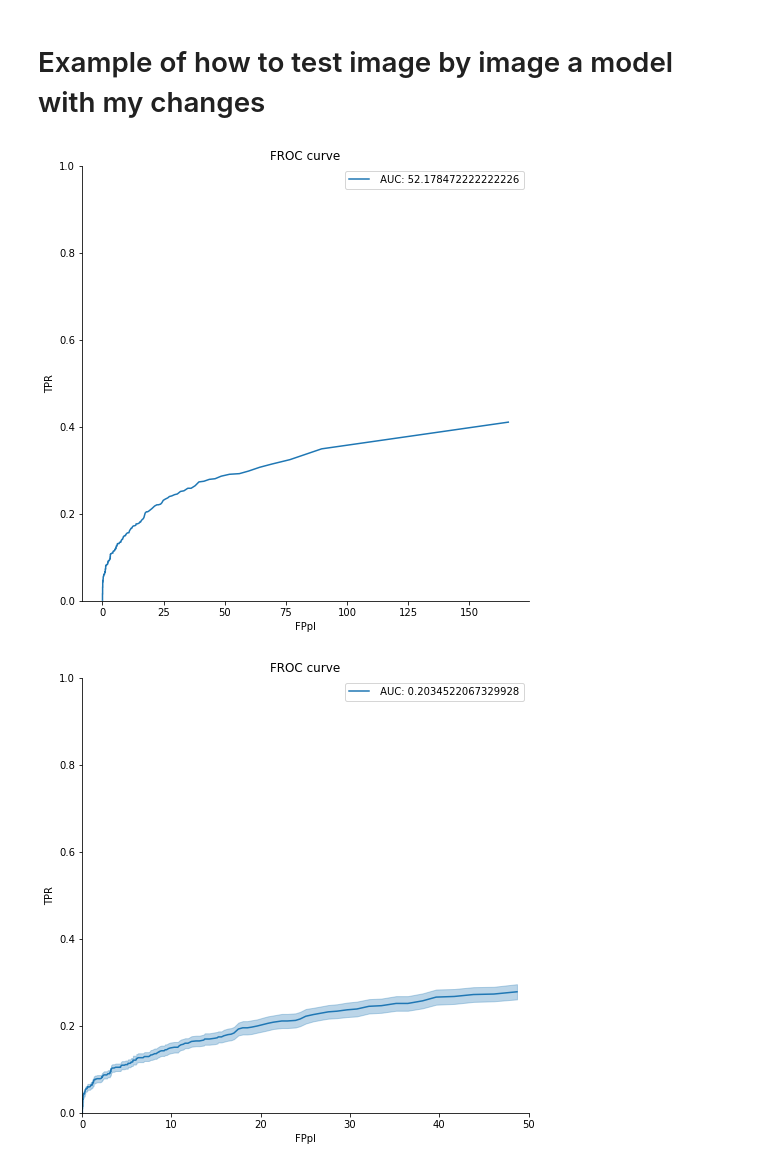
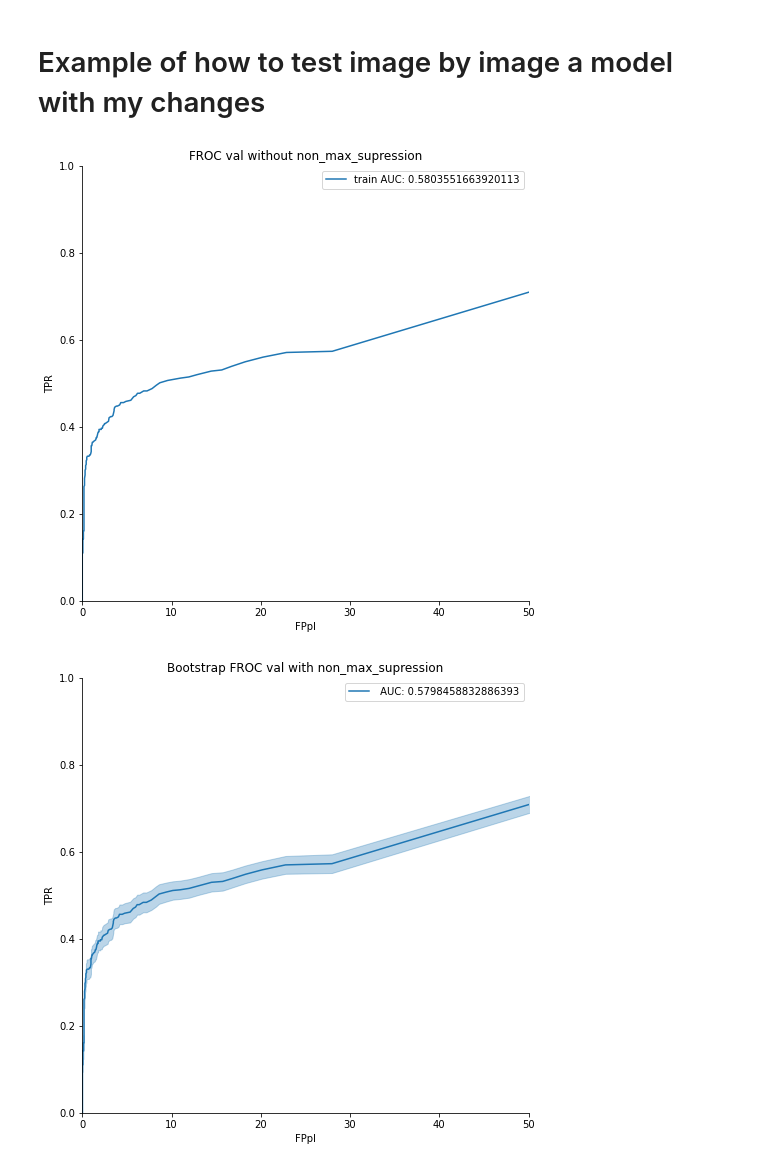
Before and after one commit to joaco18/calc-det, a Jupyter notebook: notebooks/how_to_use_FROC_curve.ipynb, the cells around one changed output. Cells and saved outputs as stored; diff of their text form; code cells hidden in the pictures.

Commit message:
update with the froc fixes

```diff
--- a/notebooks/how_to_use_FROC_curve.ipynb
+++ b/notebooks/how_to_use_FROC_curve.ipynb
@@ -27,17 +27,18 @@ db = INBreast_Dataset(
     return_lesions_mask=True,
     level='image',
     max_lesion_diam_mm=None,
-    partitions=['train', 'validation'],
-    min_breast_fraction_roi=0.5,
-    normalize=None,
-    n_jobs=-1,
-    use_muscle_mask=True
+    extract_patches=False,
+    partitions = ['train', 'validation'],
+    lesion_types = ['calcification', 'cluster'],
+    cropped_imgs = True,
+    keep_just_images_of_lesion_type = False,
+    use_muscle_mask=True,
+    ignore_diameter_px = 15
 )
 # %% [markdown]
 # Settings
 # %%
-CENTER_CROP_PATCH = 7
-PATCH_SIZE = 30
+PATCH_SIZE = 14
 
 hd = HoughCalcificationDetection()
 
@@ -173,10 +191,12 @@ Auc test: 0.7352520144793193
 # Example of how to test image by image a model with my changes
 # %%
 # Save the model to disk
-test_img_id = db.df.img_id.unique()[:20]
-path = (Path.cwd().parent.parent / 'data')
-filename = f'test_roc_clf.sav'
-clf = pickle.load(open(path / filename, 'rb'))
+normal_imgs_ids = db.get_free_of_selected_lesions_imgs_ids()
+test_img_id = db.df.loc[db.df.partition == 'validation', 'img_id'].unique()
+
+clf_path = Path.cwd().parent.parent / 'data/test_froc_clf.sav'
+assert clf_path.exists(), 'Run the previous cell'
+clf = pickle.load(open(clf_path, 'rb'))
 
 froc_dfs = []
 for idx in tqdm(range(60)):
@@ -191,39 +211,39 @@ for idx in tqdm(range(60)):
     muscle_mask = db_sample['muscle_mask']
 
     # candidate detection
     candidates = hd.detect(
         image, image_id, load_processed_images=True, hough2=False, muscle_mask=muscle_mask)[0]
 
     # labeling of candidates:
-    tp, fp, fn = get_tp_fp_fn_center_patch_criteria(
-        candidates, image_mask, CENTER_CROP_PATCH, PATCH_SIZE)
+    tp, fp, fn, ignored_candidates = get_tp_fp_fn_center_patch_criteria(
+        candidates, image_mask, None, 14)
     candidates = pd.concat([tp, fp], axis=0, ignore_index=True)
 
     # Balancing the candidates
     candidates = balance_candidates(candidates, fp2tp_sample=10)
 
     # Extracting features
     labels = np.where(candidates.label.values == 'TP', True, False)
 
     # Avoid extracting features for repeted detections
     X = candidates.drop_duplicates(subset='repeted_idxs')
     X = cfe.extract_features(X.loc[:,['x','y','radius']].values.astype(int), image)
 
     # Get features dfs
     predictions = clf.predict_proba(X[:,:-2])[:, 1]
     X = pd.DataFrame(data=X, columns=cfe.feature_names)
 
     # Restore repeted detections and generate standar dataframe
-    froc_df = get_froc_df_of_img(candidates, fn, predictions, image_id)
+    froc_df = get_froc_df_of_img(candidates, fn, predictions, image_id, (image_id in normal_imgs_ids))
     froc_dfs.append(froc_df)
 
 froc_df = pd.concat(froc_dfs, ignore_index=True)
 
-sens, avgs_fp_per_image, _ = froc_curve(froc_df)
-plot_froc(avgs_fp_per_image, sens)
+sens, avgs_fp_per_image, _ = froc_curve(froc_df, non_max_supression=True, cut_on_50fpi=True)
+plot_froc(avgs_fp_per_image, sens, label='train', title='FROC val without non_max_supression')
 
-avg_sensitivities, std_sensitivities, avg_avgs_fp_per_image, _, _ = froc_curve_bootstrap(froc_df, n_sets=30)
-plot_bootstrap_froc(avg_avgs_fp_per_image, avg_sensitivities, std_sensitivities)
+avg_sensitivities, std_sensitivities, avg_avgs_fp_per_image, _, _ = froc_curve_bootstrap(froc_df, n_sets=30, non_max_supression=True)
+plot_bootstrap_froc(avg_avgs_fp_per_image, avg_sensitivities, std_sensitivities, title='Bootstrap FROC val with non_max_supression')
 # %% [output]
-[figure, old version]
+[figure, new version]
-[figure, old version]
+[figure, new version]
```
Also changed, not shown: parts of 1 cell of this notebook.
